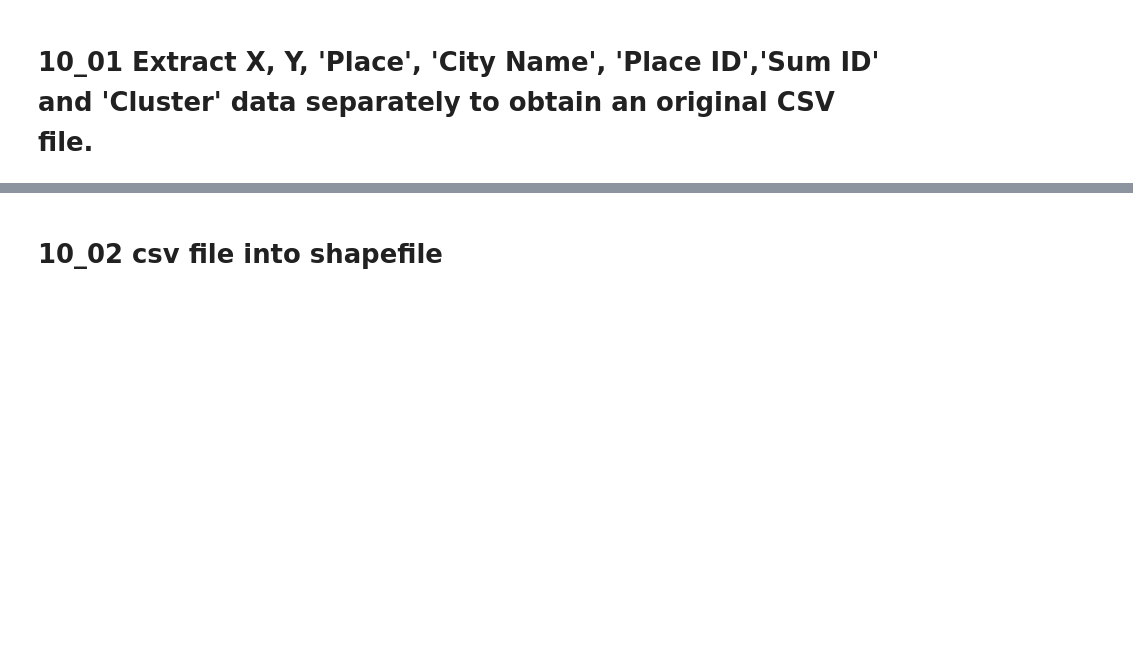
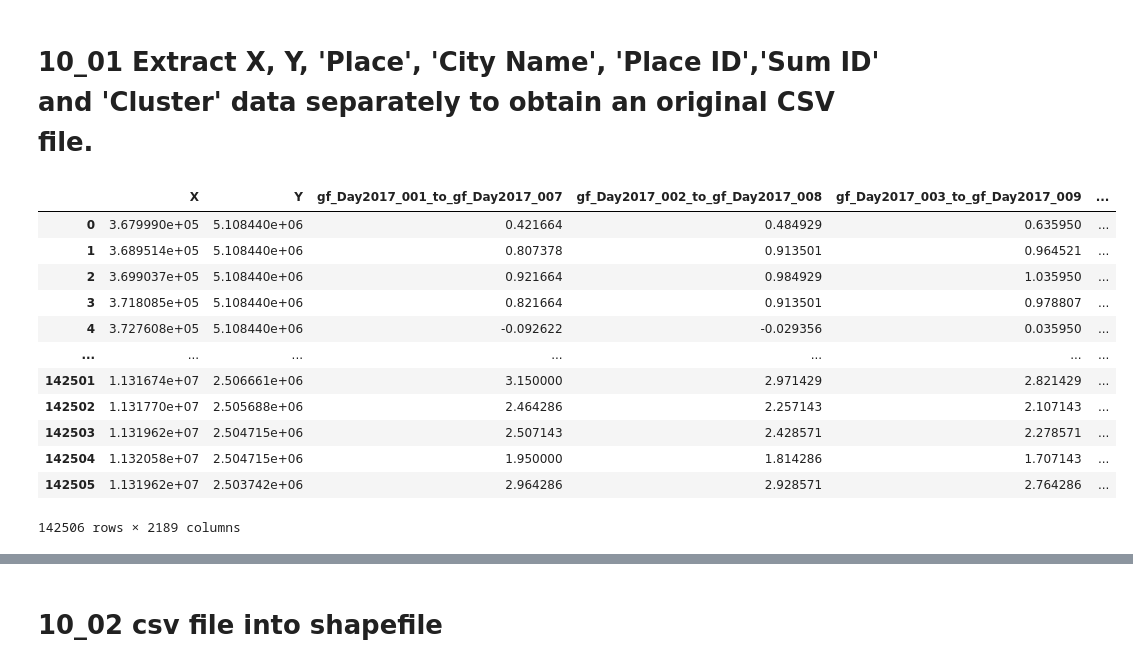
Before and after one commit to LiliLIN0324/gloabl-urban-heat, a Jupyter notebook: coding/d_zonalst&cluster_merge_visual.ipynb, the cells around one changed output, grey strips where cells are left out. Saved outputs shown, nothing was run; the diff lists cells and outputs as text; code cells hidden in the pictures; blank space fills up the shorter version.

```diff
--- a/coding/d_zonalst&cluster_merge_visual.ipynb
+++ b/coding/d_zonalst&cluster_merge_visual.ipynb
@@ -40,0 +40,16 @@ for K in K_range:
+# %%
+data
+# %% [output]
+|  | X | Y | gf_Day2017_001_to_gf_Day2017_007 | gf_Day2017_002_to_gf_Day2017_008 | gf_Day2017_003_to_gf_Day2017_009 | ... |
+| 0 | 3.679990e+05 | 5.108440e+06 | 0.421664 | 0.484929 | 0.635950 | ... |
+| 1 | 3.689514e+05 | 5.108440e+06 | 0.807378 | 0.913501 | 0.964521 | ... |
+| 2 | 3.699037e+05 | 5.108440e+06 | 0.921664 | 0.984929 | 1.035950 | ... |
+| 3 | 3.718085e+05 | 5.108440e+06 | 0.821664 | 0.913501 | 0.978807 | ... |
+| 4 | 3.727608e+05 | 5.108440e+06 | -0.092622 | -0.029356 | 0.035950 | ... |
+| ... | ... | ... | ... | ... | ... | ... |
+| 142501 | 1.131674e+07 | 2.506661e+06 | 3.150000 | 2.971429 | 2.821429 | ... |
+| 142502 | 1.131770e+07 | 2.505688e+06 | 2.464286 | 2.257143 | 2.107143 | ... |
+| 142503 | 1.131962e+07 | 2.504715e+06 | 2.507143 | 2.428571 | 2.278571 | ... |
+| 142504 | 1.132058e+07 | 2.504715e+06 | 1.950000 | 1.814286 | 1.707143 | ... |
+| 142505 | 1.131962e+07 | 2.503742e+06 | 2.964286 | 2.928571 | 2.764286 | ... |
+142506 rows × 2189 columns
```
Also changed, not shown: parts of 11 cells of this notebook, 3 other files.
